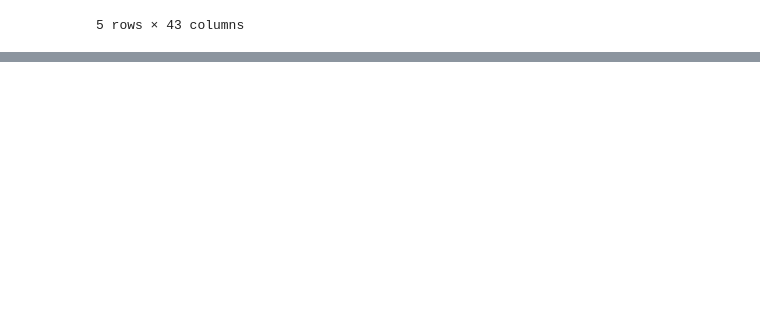
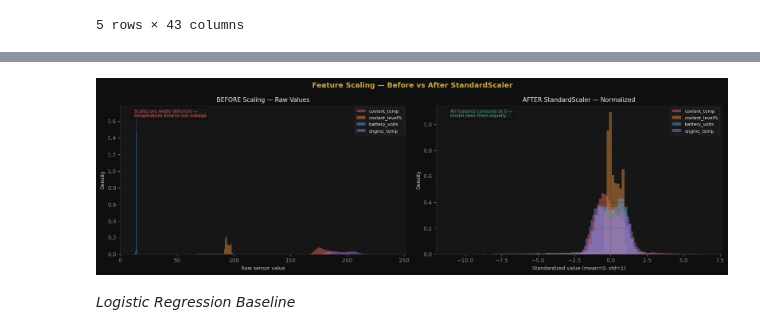
Before and after one commit to restjohnson/ns_railroad_time_series, a Jupyter notebook: time_series.ipynb, the cells around one changed output, grey strips where cells are left out. Drawn from its saved outputs; the diff is of its cells as text; code cells hidden in the pictures; blank space fills up the shorter version.

Commit message:
step4: logistic regression baseline

```diff
--- a/time_series.ipynb
+++ b/time_series.ipynb
@@ -608,0 +716,17 @@ df.head()
+# %%
+from sklearn.preprocessing import StandardScaler
+
+scaler= StandardScaler()
+X_train_scaled = scaler.fit_transform(X_train_cw)
+X_test_scaled  = scaler.transform(X_test_cw)
+
+#convert back to dataframe for readability
+X_train_scaled = pd.DataFrame(X_train_scaled, columns=feature_cols)
+X_test_scaled = pd.DataFrame(X_test_scaled, columns=feature_cols)
+
+print('Before scaling — first 3 features, sample values:')
+print(X_train_cw[feature_cols[:3]].describe().round(2).loc[['mean','std','min','max']])
+print()
+print('After scaling — same 3 features:')
+print(X_train_scaled[feature_cols[:3]].describe().round(2).loc[['mean','std','min','max']])
+print()
@@ -608,0 +747,45 @@ df.head()
+# %%
+#VISUALIZE: BEFORE vs AFTER SCALING
+
+show_features = ['coolant_temp_f', 'coolant_level_pct', 'battery_volts', 'engine_temp_f']
+
+fig, axes = plt.subplots(1, 2, figsize=(16, 5))
+fig.suptitle('Feature Scaling — Before vs After StandardScaler',
+             fontsize=13, fontweight='bold', color=GOLD)
+
+colors = [RED, ORANGE, BLUE, PURPLE]
+
+# Before
+ax = axes[0]
+for col, color in zip(show_features, colors):
+    ax.hist(X_train_cw[col], bins=60, color=color, alpha=0.5,
+            label=col.replace('_f','').replace('_pct','%'), density=True)
+ax.set_title('BEFORE Scaling — Raw Values', fontsize=11, color=WHITE)
+ax.set_xlabel('Raw sensor value', fontsize=9)
+ax.set_ylabel('Density', fontsize=9)
+ax.legend(fontsize=8, facecolor='#1A1A1A', edgecolor='#333', labelcolor=WHITE)
+ax.grid(alpha=0.3)
+ax.text(0.05, 0.92, 'Scales are wildly different —\ntemperature drowns out voltage',
+        transform=ax.transAxes, color=RED, fontsize=8,
+        bbox=dict(boxstyle='round', facecolor='#1A1A1A', alpha=0.8))
+
+# After
+ax = axes[1]
+for col, color in zip(show_features, colors):
+    ax.hist(X_train_scaled[col], bins=60, color=color, alpha=0.5,
+            label=col.replace('_f','').replace('_pct','%'), density=True)
+ax.set_title('AFTER StandardScaler — Normalized', fontsize=11, color=WHITE)
+ax.set_xlabel('Standardized value (mean=0, std=1)', fontsize=9)
+ax.set_ylabel('Density', fontsize=9)
+ax.legend(fontsize=8, facecolor='#1A1A1A', edgecolor='#333', labelcolor=WHITE)
+ax.grid(alpha=0.3)
+ax.text(0.05, 0.92, 'All features centered at 0 —\nmodel sees them equally',
+        transform=ax.transAxes, color=GREEN, fontsize=8,
+        bbox=dict(boxstyle='round', facecolor='#1A1A1A', alpha=0.8))
+
+plt.tight_layout()
+plt.show()
+# %% [output]
+[figure, added]
+# %% [markdown]
+*Logistic Regression Baseline*
```
Also changed, not shown: parts of 6 cells of this notebook.
